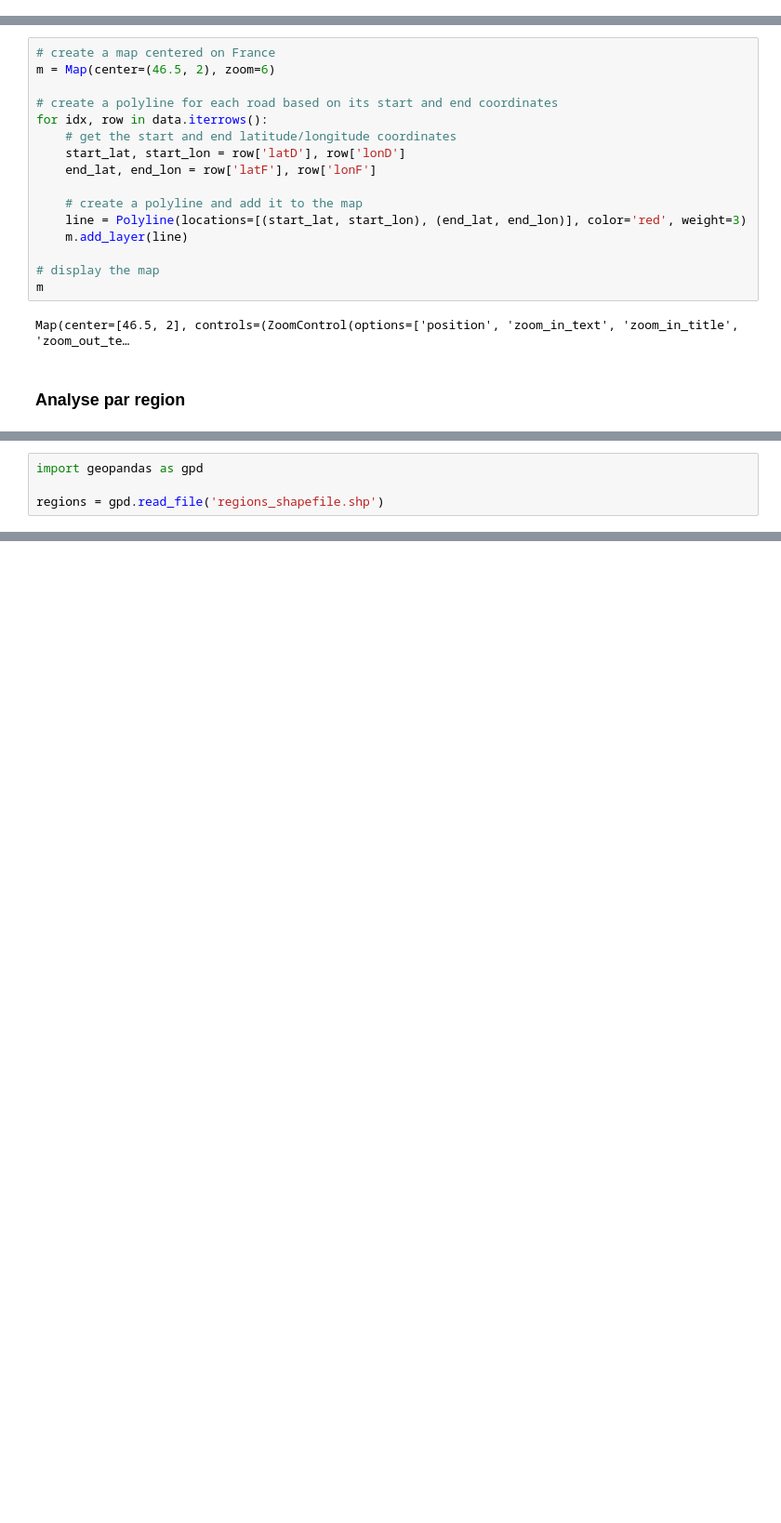
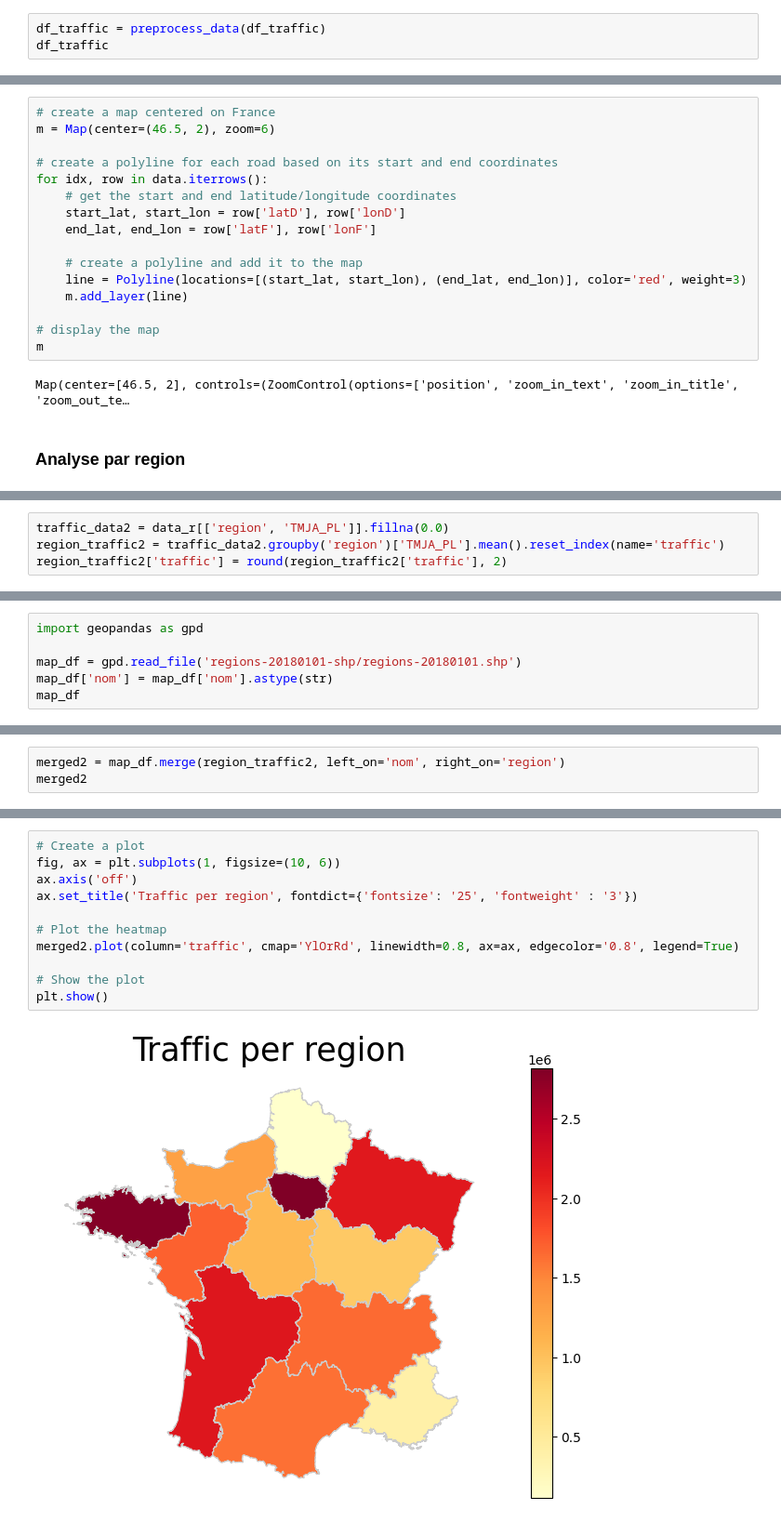
Before and after one commit to augustin-delabrosse/sustainability-challenge, a Jupyter notebook: NetworkAnalysis.ipynb, the cells around one changed output, grey strips where cells are left out. Shown at 93% size. Drawn from its saved outputs; the diff is of its cells as text; blank space fills up the shorter version.

Commit message:
functions preprocess

```diff
--- a/NetworkAnalysis.ipynb
+++ b/NetworkAnalysis.ipynb
@@ -39,0 +38,3 @@ df_traffic['longueur'] = df_traffic['longueur'].str.replace(',', '.')
+# %%
+df_traffic = preprocess_data(df_traffic)
+df_traffic
@@ -119,0 +137,4 @@ dtype: float64
+# %%
+traffic_data2 = data_r[['region', 'TMJA_PL']].fillna(0.0)
+region_traffic2 = traffic_data2.groupby('region')['TMJA_PL'].mean().reset_index(name='traffic')
+region_traffic2['traffic'] = round(region_traffic2['traffic'], 2)
@@ -120,5 +158,7 @@ dtype: float64
 # %%
 import geopandas as gpd
 
-regions = gpd.read_file('regions_shapefile.shp')
+map_df = gpd.read_file('regions-20180101-shp/regions-20180101.shp')
+map_df['nom'] = map_df['nom'].astype(str)
+map_df
 # %% [output]
@@ -125,0 +203,3 @@ DriverError: regions_shapefile.shp: No such file or directory
+# %%
+merged2 = map_df.merge(region_traffic2, left_on='nom', right_on='region')
+merged2
@@ -125,0 +220,13 @@ DriverError: regions_shapefile.shp: No such file or directory
+# %%
+# Create a plot
+fig, ax = plt.subplots(1, figsize=(10, 6))
+ax.axis('off')
+ax.set_title('Traffic per region', fontdict={'fontsize': '25', 'fontweight' : '3'})
+
+# Plot the heatmap
+merged2.plot(column='traffic', cmap='YlOrRd', linewidth=0.8, ax=ax, edgecolor='0.8', legend=True)
+
+# Show the plot
+plt.show()
+# %% [output]
+[figure, added]
```
Also changed, not shown: parts of 17 cells of this notebook, 1 other file.
